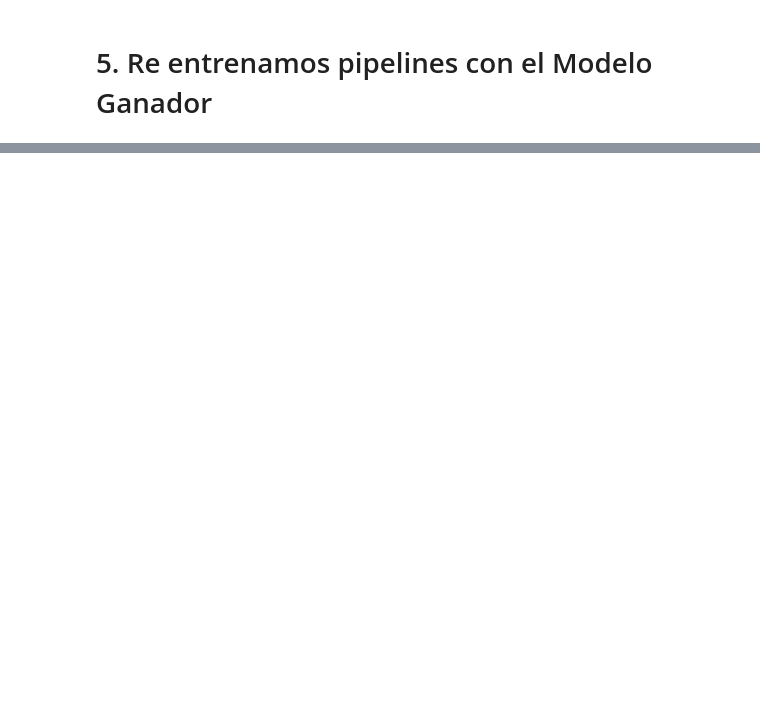
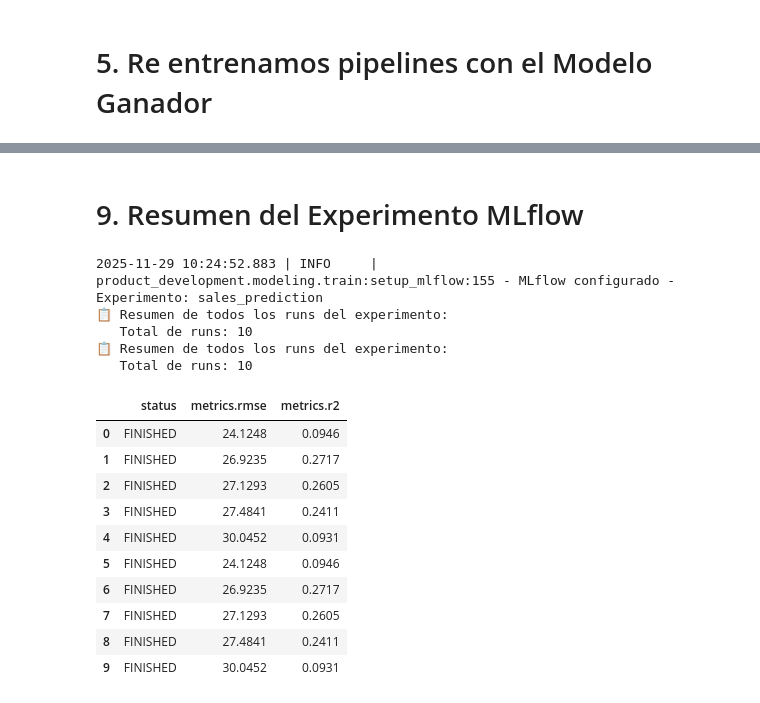
Before and after one commit to vrmartinez/product_development, a Jupyter notebook: notebooks/04_model_tuning_training.ipynb, the cells around one changed output, grey strips where cells are left out. Saved outputs shown, nothing was run; the diff lists cells and outputs as text; code cells hidden in the pictures; blank space fills up the shorter version.

```diff
--- a/notebooks/04_model_tuning_training.ipynb
+++ b/notebooks/04_model_tuning_training.ipynb
@@ -171,0 +218,19 @@ Pipeline completo guardado en: C:\Users\fjgon\OneDrive - Universidad Galileo\Tri
+# %%
+# 8.1 Calcular métricas finales del pipeline completo
+if USE_MLFLOW:
+    # Predecir con el pipeline completo (usando datos sin transformar)
+    X_val_raw = dataset.iloc[int(len(dataset) * TRAIN_TEST_SPLIT_RATIO):][FEATURES].copy()
+    y_val_raw = dataset.iloc[int(len(dataset) * TRAIN_TEST_SPLIT_RATIO):][TARGET].copy()
+
+    # Convertir tipos categóricos
+    for col in CATEGORICAL_VARS:
+        X_val_raw[col] = X_val_raw[col].astype("O")
+
+    y_pred_final = full_pipeline.predict(X_val_raw)
+    final_metrics = calculate_metrics(y_val_raw, y_pred_final)
+
+    print("📊 Métricas finales del pipeline completo:")
+    print(f"   RMSE: {final_metrics['rmse']}")
+    print(f"   MAE: {final_metrics['mae']}")
+    print(f"   R2: {final_metrics['r2']}")
+    print(f"   MSE: {final_metrics['mse']}")
@@ -171,0 +315,36 @@ Pipeline completo guardado en: C:\Users\fjgon\OneDrive - Universidad Galileo\Tri
+# %% [markdown]
+# 9. Resumen del Experimento MLflow
+# %%
+# 9.1 Obtener resumen de todos los experimentos
+if USE_MLFLOW:
+    experiment_df = get_experiment_summary(MLFLOW_EXPERIMENT_NAME)
+
+    if not experiment_df.empty:
+        print("📋 Resumen de todos los runs del experimento:")
+        print(f"   Total de runs: {len(experiment_df)}")
+
+        # Mostrar las métricas más importantes
+        metric_cols = [col for col in experiment_df.columns if 'rmse' in col or 'r2' in col]
+        display_cols = ['run_name', 'status'] + metric_cols
+        available_cols = [col for col in display_cols if col in experiment_df.columns]
+
+        display(experiment_df[available_cols].head(10))
+    else:
+        print("No hay runs registrados en el experimento")
+# %% [output]
+2025-11-29 10:24:52.883 | INFO     | product_development.modeling.train:setup_mlflow:155 - MLflow configurado - Experimento: sales_prediction
+📋 Resumen de todos los runs del experimento:
+   Total de runs: 10
+📋 Resumen de todos los runs del experimento:
+   Total de runs: 10
+|  | status | metrics.rmse | metrics.r2 |
+| 0 | FINISHED | 24.1248 | 0.0946 |
+| 1 | FINISHED | 26.9235 | 0.2717 |
+| 2 | FINISHED | 27.1293 | 0.2605 |
+| 3 | FINISHED | 27.4841 | 0.2411 |
+| 4 | FINISHED | 30.0452 | 0.0931 |
+| 5 | FINISHED | 24.1248 | 0.0946 |
+| 6 | FINISHED | 26.9235 | 0.2717 |
+| 7 | FINISHED | 27.1293 | 0.2605 |
+| 8 | FINISHED | 27.4841 | 0.2411 |
+| 9 | FINISHED | 30.0452 | 0.0931 |
```
Also changed, not shown: parts of 14 cells of this notebook, 4 other files.
